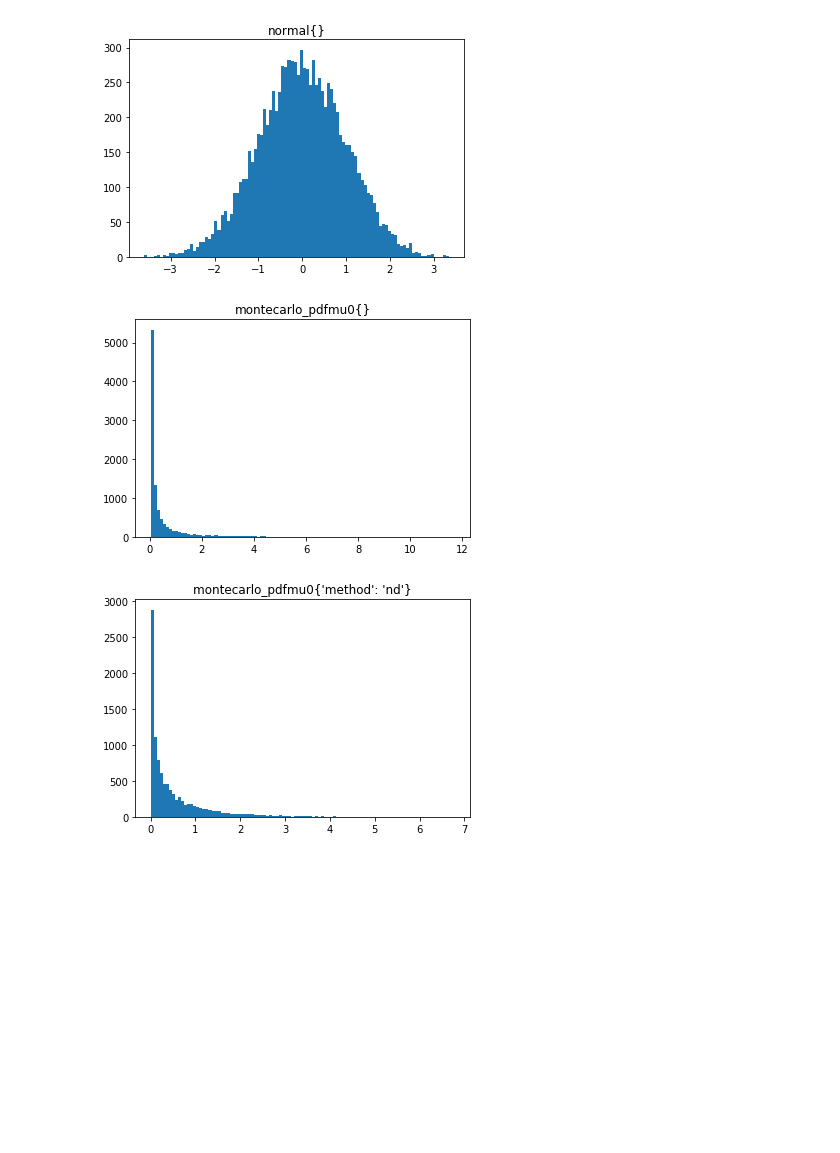
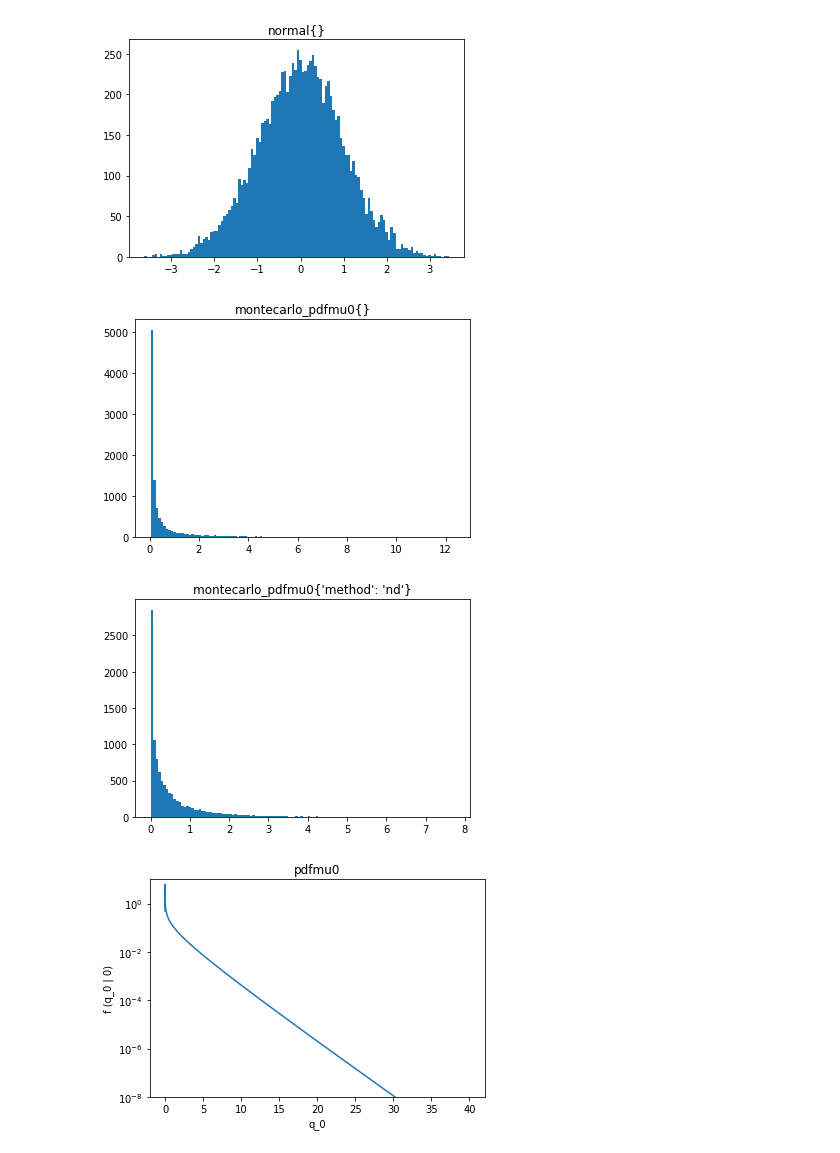
Before and after one commit to vladov3000/learncls, a Jupyter notebook: s5.1-counting-expirement.ipynb, the cells around one changed output. Saved outputs shown, nothing was run; the diff lists cells and outputs as text; code cells hidden in the pictures; blank space fills up the shorter version.

```diff
--- a/s5.1-counting-expirement.ipynb
+++ b/s5.1-counting-expirement.ipynb
@@ -66,8 +70,14 @@ def gamma_inverse(x):
   gamma_inv = 0.5+L/lambert_w(L/np.e)
   return gamma_inv
 # %%
-def plot_func(func, x=np.linspace(0,5,3001)):
+def plot_func(func, x=np.linspace(0,5,3001), logscale=False, ylim=[], xlabel='', ylabel=''):
     y = np.vectorize(func)(x)
+    axes = plt.gca()
+    if logscale: axes.set_yscale('log')
+    if len(ylim) == 2: axes.set_ylim(ylim)
+    if xlabel: axes.set_xlabel(xlabel)
+    if ylabel: axes.set_ylabel(ylabel)
+    plt.title(func.__name__)
     plt.plot(x, y)
     plt.show()
 # %%
@@ -98,7 +108,8 @@ def montecarlo_pdfmu0(method='ism'):
 # %%
 def pdfmu0(q_0):
     # Formula for pdf at mu0
-    return (8 * math.pi + q_0) ** -0.5 * np.exp(-0.5 * q_0)
+    if q_0 == 0: return 0.5
+    return (8 * math.pi * q_0) ** -0.5 * np.exp(-0.5 * q_0)
 # %%
 # Run it one time to see what we get
 montecarlo_pdfmu0()
@@ -107,5 +118,5 @@ montecarlo_pdfmu0()
 # %%
-def plot_distribution(dis, n=10_000, nbins=100, **kwargs):
+def plot_distribution(dis, n=10_000, nbins=120, **kwargs):
     points = [dis(**kwargs) for i in range(n)]
 
     ax = plt.gca()
@@ -115,8 +126,11 @@ def plot_distribution(dis, n=10_000, nbins=100, **kwargs):
 # %%
 plot_distribution(np.random.normal)
 plot_distribution(montecarlo_pdfmu0)
 plot_distribution(montecarlo_pdfmu0, method='nd')
+plot_func(pdfmu0, logscale=True, x=np.linspace(0, 40, 40_000),
+          ylim=[10 ** -8, 10], xlabel='q_0', ylabel='f (q_0 | 0)')
 # %% [output]
-[figure, old version]
+[figure, new version]
-[figure, old version]
+[figure, new version]
-[figure, old version]
+[figure, new version]
+[figure, added]
```
Also changed, not shown: parts of 3 cells of this notebook.
